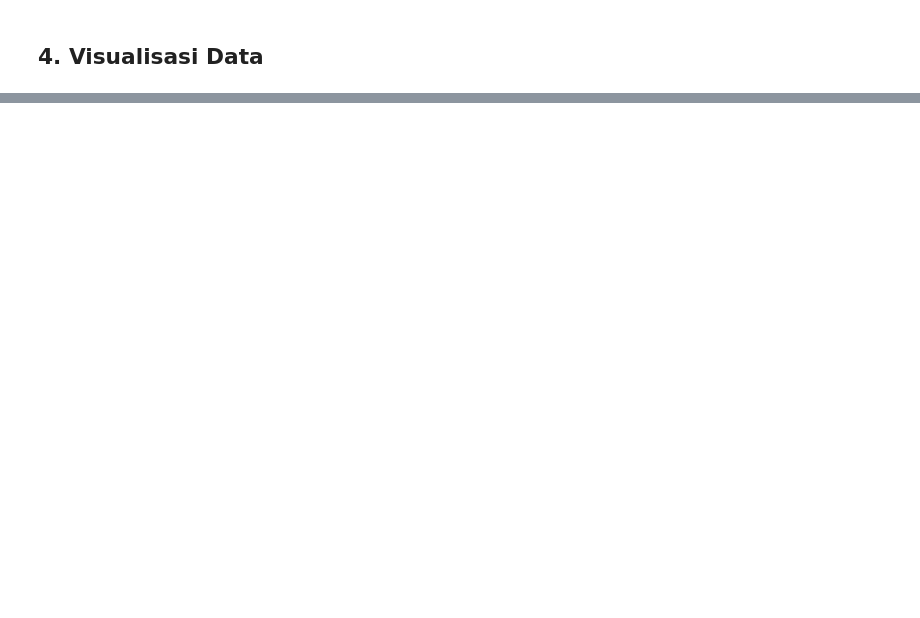
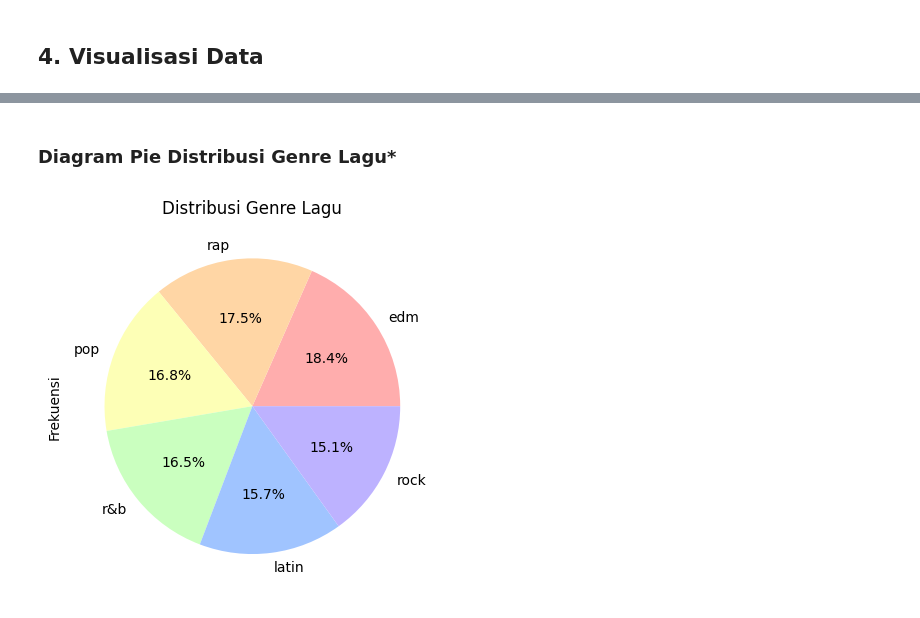
Before and after one commit to susTuna/Analisis-dan-Visualisasi-Data-Lagu-Spotify, a Jupyter notebook: Tubes.ipynb, the cells around one changed output, grey strips where cells are left out. Drawn from its saved outputs; the diff is of its cells as text; code cells hidden in the pictures; blank space fills up the shorter version.

```diff
--- a/Tubes.ipynb
+++ b/Tubes.ipynb
@@ -39,0 +37,9 @@ e=d.plot(kind='scatter',x='in_spotify_playlists',y='in_spotify_charts',color='re
+# %% [markdown]
+### **Diagram Pie Distribusi Genre Lagu***
+# %%
+genre=data['playlist_genre'].value_counts()
+warna2=['#ffadad','#ffd6a5','#fdffb6','#caffbf','#a0c4ff','#bdb2ff']
+genre.plot(kind='pie',title='Distribusi Genre Lagu',ylabel='Frekuensi',colors=warna2,autopct='%1.1f%%')
+plt.show()
+# %% [output]
+[figure, added]
```
Also changed, not shown: parts of 8 cells of this notebook, 1 other file.
